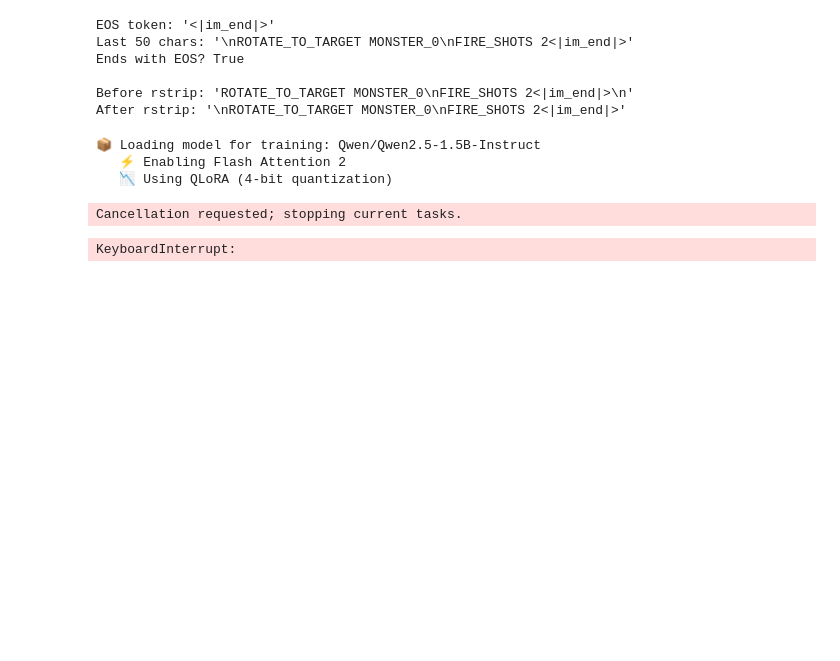
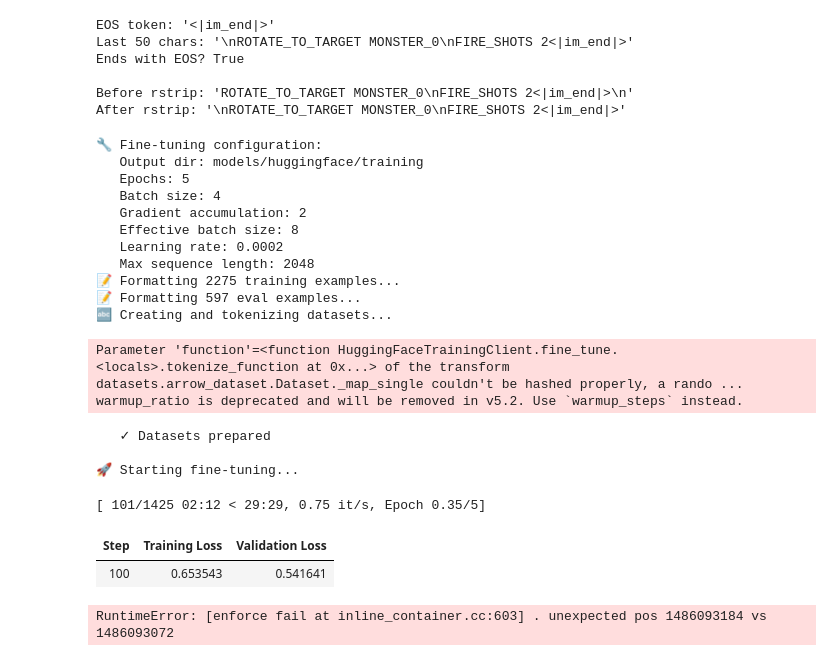
Before and after one commit to Filippo-Corti/GamePals-LLM-Distillation, a Jupyter notebook: student_training.ipynb, the cells around one changed output. Drawn from its saved outputs; the diff is of its cells as text; code cells hidden in the pictures; blank space fills up the shorter version.

```diff
--- a/student_training.ipynb
+++ b/student_training.ipynb
@@ -184,17 +183,32 @@ After rstrip: '\nROTATE_TO_TARGET MONSTER_0\nFIRE_SHOTS 2<|im_end|>'
 # %%
 training_client.fine_tune(
     train_dataset=train_data,
     eval_dataset=eval_data,
     format_example=format_example,
     output_dir=Path("models/huggingface/training"),
     num_epochs=5,
-    batch_size=8,
+    batch_size=4,
     learning_rate=2e-4,
     gradient_accumulation_steps=2,
 )
 # %% [output]
-📦 Loading model for training: Qwen/Qwen2.5-1.5B-Instruct
-   ⚡ Enabling Flash Attention 2
-   📉 Using QLoRA (4-bit quantization)
+🔧 Fine-tuning configuration:
+   Output dir: models/huggingface/training
+   Epochs: 5
+   Batch size: 4
+   Gradient accumulation: 2
+   Effective batch size: 8
+   Learning rate: 0.0002
+   Max sequence length: 2048
+📝 Formatting 2275 training examples...
+📝 Formatting 597 eval examples...
+🔤 Creating and tokenizing datasets...
-Cancellation requested; stopping current tasks.
+Parameter 'function'=<function HuggingFaceTrainingClient.fine_tune.<locals>.tokenize_function at 0x...> of the transform datasets.arrow_dataset.Dataset._map_single couldn't be hashed properly, a rando ...
+warmup_ratio is deprecated and will be removed in v5.2. Use `warmup_steps` instead.
-KeyboardInterrupt:
+   ✓ Datasets prepared
+
+🚀 Starting fine-tuning...
+[ 101/1425 02:12 < 29:29, 0.75 it/s, Epoch 0.35/5]
+| Step | Training Loss | Validation Loss |
+| 100 | 0.653543 | 0.541641 |
+RuntimeError: [enforce fail at inline_container.cc:603] . unexpected pos 1486093184 vs 1486093072
```
Also changed, not shown: parts of 1 cell of this notebook, 1 other file.
